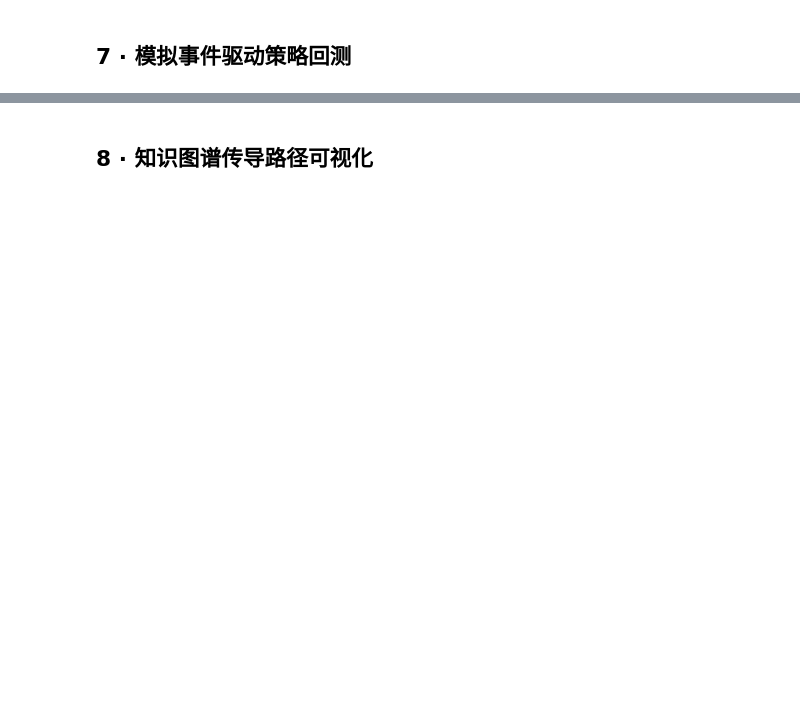
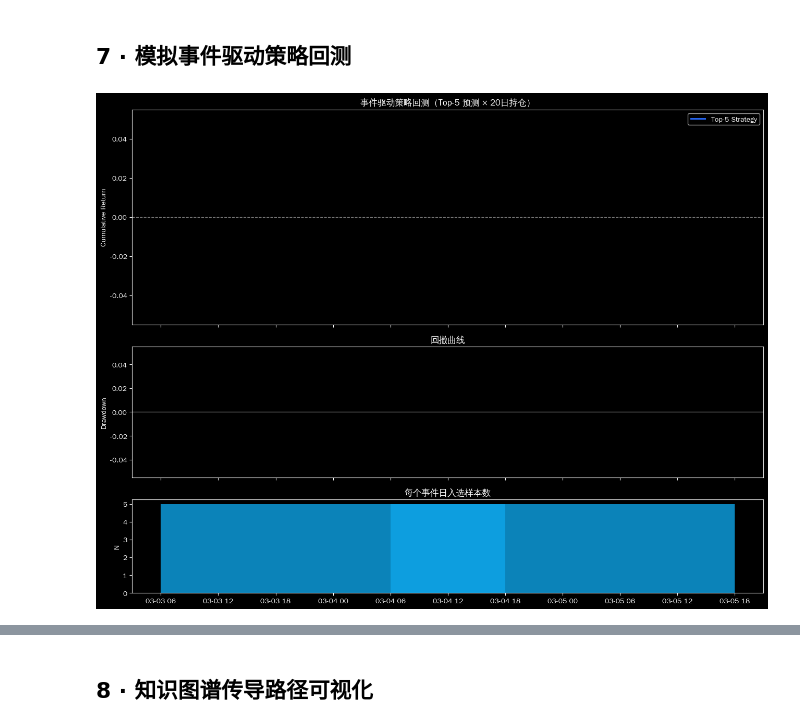
Before and after one commit to huanwei1208/trade, a Jupyter notebook: notebooks/04_model_training.ipynb, the cells around one changed output, grey strips where cells are left out. Saved outputs shown, nothing was run; the diff lists cells and outputs as text; code cells hidden in the pictures; blank space fills up the shorter version.

```diff
--- a/notebooks/04_model_training.ipynb
+++ b/notebooks/04_model_training.ipynb
@@ -18,11 +18,11 @@ import duckdb
 import numpy as np
 import pandas as pd
 import matplotlib.pyplot as plt
+plt.rcParams["font.sans-serif"] = ["Noto Sans CJK SC", "WenQuanYi Zen Hei", "DejaVu Sans"]
+plt.rcParams["axes.unicode_minus"] = False
 import matplotlib.ticker as mticker
 
 warnings.filterwarnings('ignore')
-plt.rcParams['font.family'] = 'PingFang SC'
-plt.rcParams['axes.unicode_minus'] = False
 
 repo_root = Path.cwd().parent
 DATA_ROOT = repo_root / 'data'
@@ -63,7 +67,9 @@ labels_path   = DATA_ROOT / 'events' / 'propagation_labels.parquet'
 if features_path.exists() and labels_path.exists():
     df_feat = pd.read_parquet(features_path)
     df_lbl  = pd.read_parquet(labels_path)
-    df = df_feat.merge(df_lbl, on=['event_id', 'symbol'], how='inner')
+    df = df_feat.merge(df_lbl, on=['event_id', 'symbol'], how='inner', suffixes=('', '_lbl'))
+    if 'date_lbl' in df.columns:
+        df = df.drop(columns=['date_lbl'])
     print(f'Feature rows: {len(df_feat):,}  |  Label rows: {len(df_lbl):,}  |  Merged: {len(df):,}')
     print(f'Feature columns: {len(ALL_FEATURE_COLS)}')
     display(df[GROUP_C_COLS].describe().round(4))
@@ -185,58 +235,84 @@ else:
 # %% [markdown]
 ## 7 · 模拟事件驱动策略回测
 # %%
-# Simple backtest: buy top-5 predicted return_20d stocks after each event,
-# hold 20 trading days, compare to benchmark (000001.SH)
+# Enhanced backtest: select Top-5 predicted return_20d per event-day
+# and evaluate cumulative return + drawdown + sample quality.
 
 if not df.empty and 'return_20d' in df.columns and model._models:
     feat_cols = model._feature_cols
     X_all = df[feat_cols].fillna(0).to_numpy(dtype='float32')
     preds_20d = model._models['return_20d'].predict(X_all)
 
-    df_bt = df[['date', 'symbol', 'return_20d']].copy()
+    date_col = 'date' if 'date' in df.columns else ('date_x' if 'date_x' in df.columns else None)
+    if date_col is None:
+        raise KeyError(f'No date column found. columns={list(df.columns)}')
+
+    df_bt = df[[date_col, 'symbol', 'return_20d']].copy()
+    df_bt = df_bt.rename(columns={date_col: 'date'})
     df_bt['pred_return_20d'] = preds_20d
     df_bt['date'] = pd.to_datetime(df_bt['date'])
 
-    # Per event-date: pick top-5 symbols by prediction
     grouped = []
     for dt, g in df_bt.groupby('date'):
         top5 = g.nlargest(5, 'pred_return_20d')
         grouped.append({
-            'date':          dt,
-            'mean_actual':   top5['return_20d'].mean(),
-            'mean_pred':     top5['pred_return_20d'].mean(),
-            'n_selected':    len(top5),
+            'date': dt,
+            'mean_actual': top5['return_20d'].mean(),
+            'mean_pred': top5['pred_return_20d'].mean(),
+            'n_selected': len(top5),
         })
 
     bt_df = pd.DataFrame(grouped).sort_values('date').set_index('date')
+    if bt_df.empty:
+        print('No backtest samples after grouping.')
+    else:
+        bt_df['cum_actual'] = (1 + bt_df['mean_actual']).cumprod() - 1
+        bt_df['equity'] = 1 + bt_df['cum_actual']
+        bt_df['running_peak'] = bt_df['equity'].cummax()
+        bt_df['drawdown'] = bt_df['equity'] / bt_df['running_peak'] - 1
 
-    # Cumulative return
-    bt_df['cum_actual'] = (1 + bt_df['mean_actual']).cumprod() - 1
+        fig, axes = plt.subplots(3, 1, figsize=(13, 10), sharex=True,
+                                 gridspec_kw={'height_ratios': [2.3, 1.4, 1.0]})
 
-    fig, axes = plt.subplots(2, 1, figsize=(12, 8))
+        # 1) Equity curve
+        axes[0].plot(bt_df.index, bt_df['cum_actual'], color='#2563eb', lw=2.2, label='Top-5 Strategy')
+        axes[0].axhline(0, color='gray', lw=1, ls='--')
+        axes[0].fill_between(bt_df.index, 0, bt_df['cum_actual'],
+                             where=(bt_df['cum_actual'] >= 0), color='#93c5fd', alpha=0.25)
+        axes[0].fill_between(bt_df.index, 0, bt_df['cum_actual'],
+                             where=(bt_df['cum_actual'] < 0), color='#fca5a5', alpha=0.20)
+        axes[0].set_ylabel('Cumulative Return')
+        axes[0].set_title('事件驱动策略回测（Top-5 预测 × 20日持仓）')
+        axes[0].legend(loc='best')
 
-    # Top chart: cumulative excess return
-    bt_df['cum_actual'].plot(ax=axes[0], color='steelblue', linewidth=2)
-    axes[0].axhline(0, color='gray', linestyle='--', linewidth=0.8)
-    axes[0].set_title('事件驱动策略：累计超额收益（Top-5 预测 × 20日持仓）')
-    axes[0].yaxis.set_major_formatter(mticker.PercentFormatter(xmax=1, decimals=1))
-    axes[0].set_ylabel('累计超额收益')
+        # 2) Drawdown
+        axes[1].fill_between(bt_df.index, bt_df['drawdown'], 0, color='#dc2626', alpha=0.35)
+        axes[1].plot(bt_df.index, bt_df['drawdown'], color='#b91c1c', lw=1.5)
+        axes[1].axhline(0, color='gray', lw=1)
+        axes[1].set_ylabel('Drawdown')
+        axes[1].set_title('回撤曲线')
 
-    # Bottom chart: actual vs predicted per event
-    axes[1].scatter(bt_df['mean_pred'], bt_df['mean_actual'], alpha=0.5, s=20)
-    axes[1].axhline(0, color='gray', linestyle='--', linewidth=0.8)
-    axes[1].axvline(0, color='gray', linestyle='--', linewidth=0.8)
-    axes[1].set_xlabel('预测超额收益')
-    axes[1].set_ylabel('实际超额收益')
-    axes[1].set_title('预测 vs 实际（每事件-日）')
+        # 3) Sample count per day
+        axes[2].bar(bt_df.index, bt_df['n_selected'], color='#0ea5e9', alpha=0.8, width=1.5)
+        axes[2].set_ylabel('N')
+        axes[2].set_title('每个事件日入选样本数')
 
-    plt.tight_layout()
-    plt.show()
+        plt.tight_layout()
+        plt.show()
 
-    total_ret = bt_df['cum_actual'].iloc[-1] if len(bt_df) > 0 else 0
-    from scipy.stats import pearsonr
-    ic, _ = pearsonr(bt_df['mean_pred'], bt_df['mean_actual'])
-    print(f'策略总超额收益: {total_ret*100:.1f}%')
-    print(f'IC (预测 vs 实际): {ic:.4f}')
+        mean_r = bt_df['mean_actual'].mean()
+        std_r = bt_df['mean_actual'].std(ddof=1)
+        sharpe = (mean_r / std_r) * (252 ** 0.5) if std_r and std_r > 0 else float('nan')
+        win_rate = (bt_df['mean_actual'] > 0).mean()
+        max_dd = bt_df['drawdown'].min()
+
+        print(f'Backtest samples      : {len(bt_df)} event-days')
+        print(f'Mean daily return     : {mean_r:+.4f}')
+        print(f'Win rate              : {win_rate:.2%}')
+        print(f'Annualized Sharpe*    : {sharpe:.3f}')
+        print(f'Max drawdown          : {max_dd:.2%}')
+        print('*Sharpe uses 252-day annualization on event-day series.')
 else:
-    print('Need training data and model. Run cells 2-3 first.')
+    print('Need trained model + merged dataframe with return_20d.')
+# %% [output]
+[figure, added]
```
Also changed, not shown: parts of 10 cells of this notebook, 37 other files.
